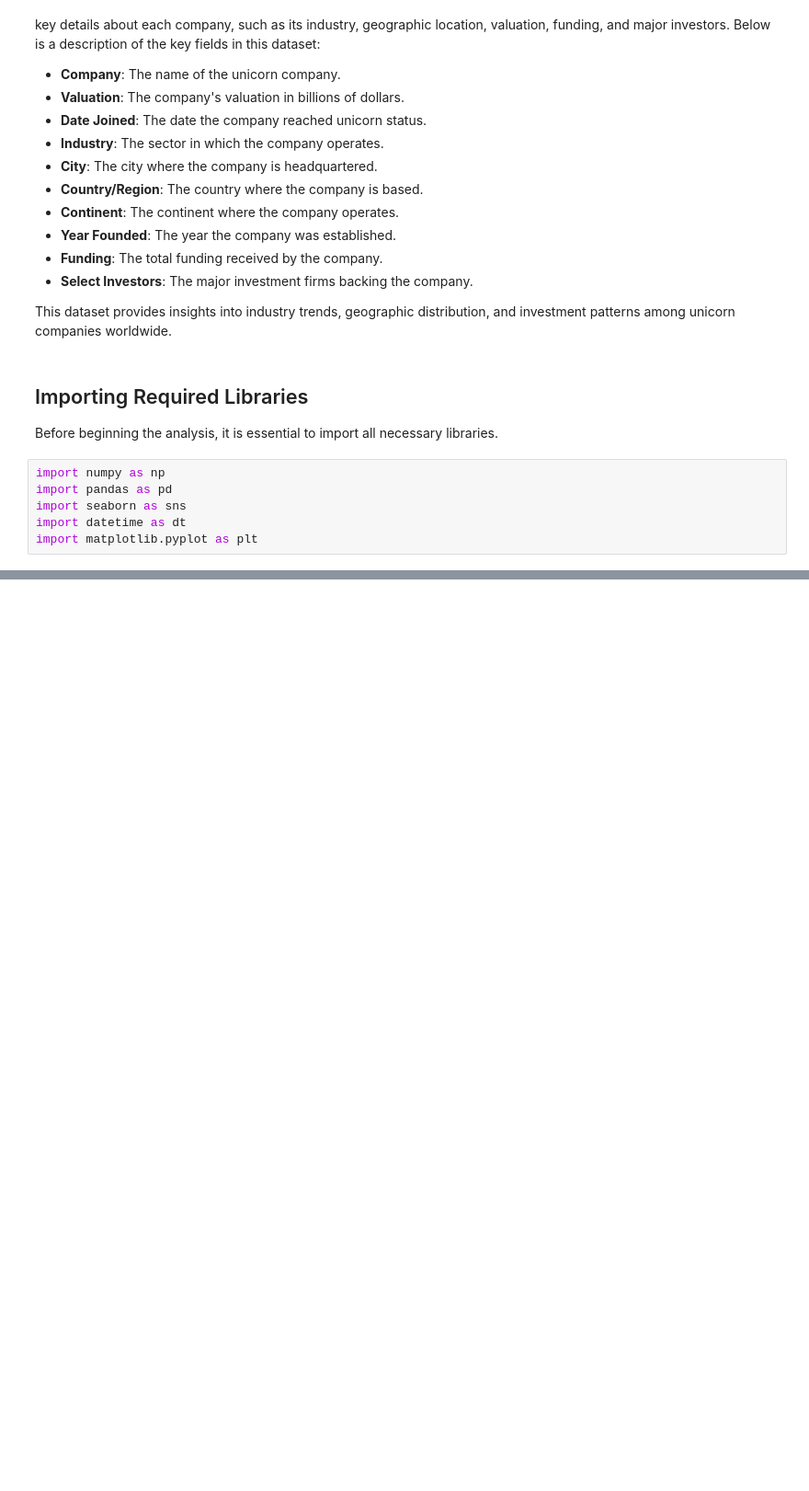
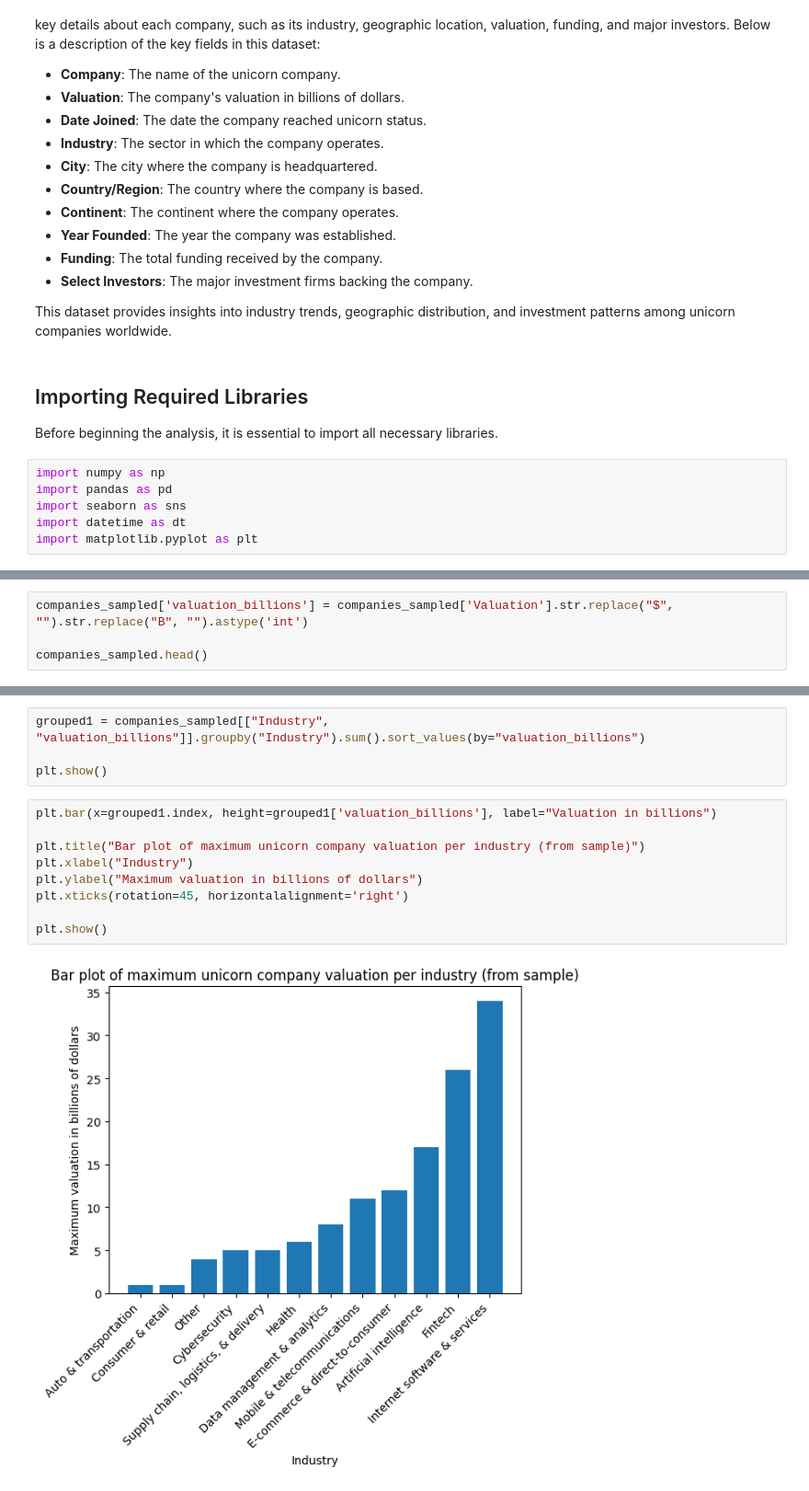
Before and after one commit to Cyberoctane29/Unicorn-Companies-Analysis, a Jupyter notebook: Unicorn_Companies_Analysis.ipynb, the cells around one changed output, grey strips where cells are left out. Shown at 92% size. Cells and saved outputs as stored; diff of their text form; blank space fills up the shorter version.

```diff
--- a/Unicorn_Companies_Analysis.ipynb
+++ b/Unicorn_Companies_Analysis.ipynb
@@ -47,0 +235,4 @@ import matplotlib.pyplot as plt
+# %%
+companies_sampled['valuation_billions'] = companies_sampled['Valuation'].str.replace("$", "").str.replace("B", "").astype('int')
+
+companies_sampled.head()
@@ -47,0 +246,15 @@ import matplotlib.pyplot as plt
+# %%
+grouped1 = companies_sampled[["Industry", "valuation_billions"]].groupby("Industry").sum().sort_values(by="valuation_billions")
+
+plt.show()
+# %%
+plt.bar(x=grouped1.index, height=grouped1['valuation_billions'], label="Valuation in billions")
+
+plt.title("Bar plot of maximum unicorn company valuation per industry (from sample)")
+plt.xlabel("Industry")
+plt.ylabel("Maximum valuation in billions of dollars")
+plt.xticks(rotation=45, horizontalalignment='right')
+
+plt.show()
+# %% [output]
+[figure, added]
```
Also changed, not shown: parts of 32 cells of this notebook.
